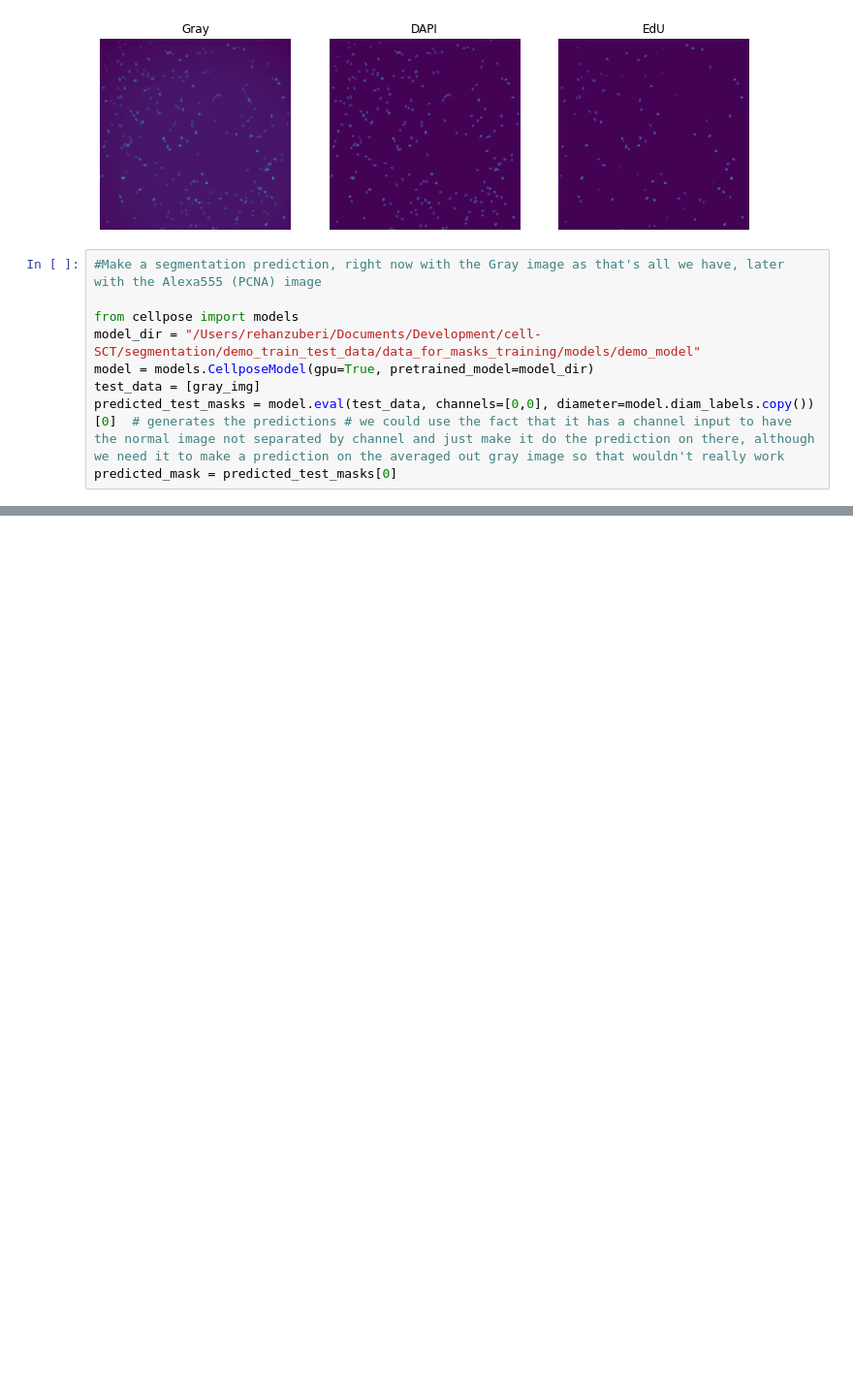
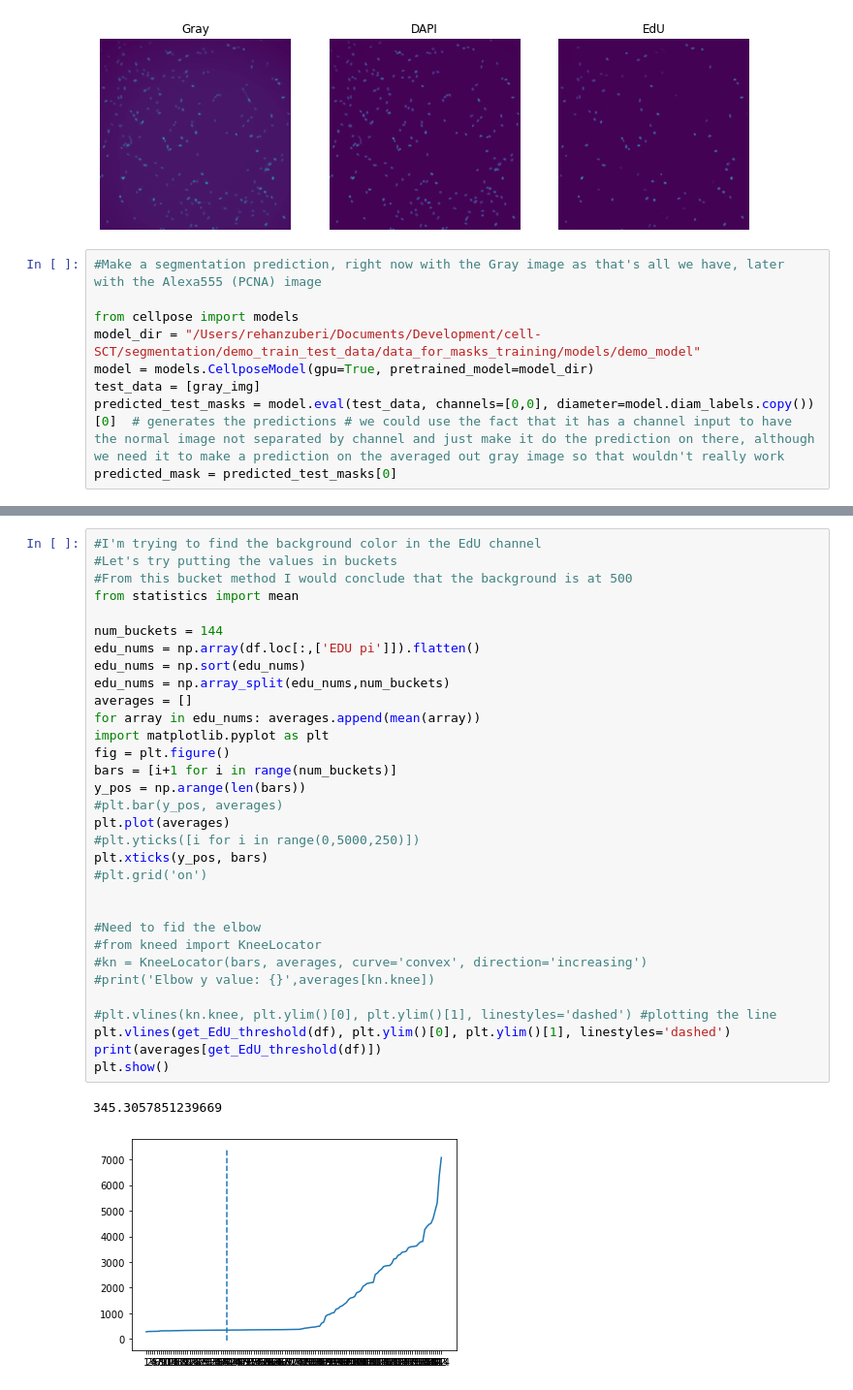
Before and after one commit to rzuberi/cell-SCT, a Jupyter notebook: classification/ccc_data_exploration.ipynb, the cells around one changed output, grey strips where cells are left out. Shown: that part at 97% size. Drawn from its saved outputs; the diff is of its cells as text; blank space fills up the shorter version.

```diff
--- a/classification/ccc_data_exploration.ipynb
+++ b/classification/ccc_data_exploration.ipynb
@@ -93,0 +161,35 @@ def dna_norm(df):
+# %%
+#I'm trying to find the background color in the EdU channel
+#Let's try putting the values in buckets
+#From this bucket method I would conclude that the background is at 500
+from statistics import mean
+
+num_buckets = 144
+edu_nums = np.array(df.loc[:,['EDU pi']]).flatten()
+edu_nums = np.sort(edu_nums)
+edu_nums = np.array_split(edu_nums,num_buckets)
+averages = []
+for array in edu_nums: averages.append(mean(array))
+import matplotlib.pyplot as plt
+fig = plt.figure()
+bars = [i+1 for i in range(num_buckets)]
+y_pos = np.arange(len(bars))
+#plt.bar(y_pos, averages)
+plt.plot(averages)
+#plt.yticks([i for i in range(0,5000,250)])
+plt.xticks(y_pos, bars)
+#plt.grid('on')
+
+
+#Need to fid the elbow
+#from kneed import KneeLocator
+#kn = KneeLocator(bars, averages, curve='convex', direction='increasing')
+#print('Elbow y value: {}',averages[kn.knee])
+
+#plt.vlines(kn.knee, plt.ylim()[0], plt.ylim()[1], linestyles='dashed') #plotting the line
+plt.vlines(get_EdU_threshold(df), plt.ylim()[0], plt.ylim()[1], linestyles='dashed')
+print(averages[get_EdU_threshold(df)])
+plt.show()
+# %% [output]
+345.3057851239669
+[figure, added]
```
Also changed, not shown: parts of 17 cells of this notebook, 2 other files.
